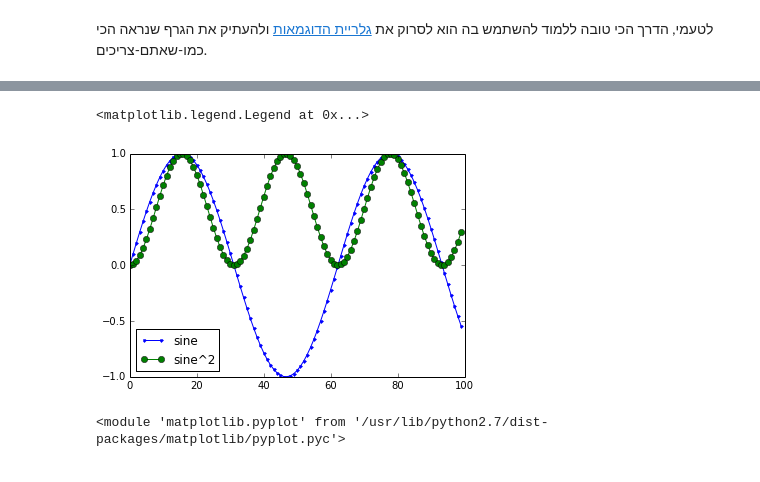
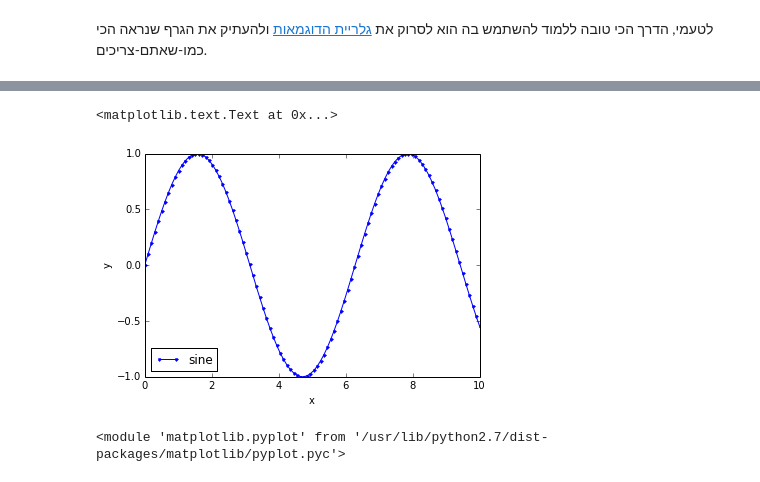
Before and after one commit to ronenabr/python_for_physicsits, a Jupyter notebook: notebooks/lecture6.ipynb, the cells around one changed output, grey strips where cells are left out. Saved outputs shown, nothing was run; the diff lists cells and outputs as text; code cells hidden in the pictures.

```diff
--- a/notebooks/lecture6.ipynb
+++ b/notebooks/lecture6.ipynb
@@ -300,14 +302,17 @@ Populating the interactive namespace from numpy and matplotlib
 # %%
 import numpy as np
 from  matplotlib.pyplot import *
 x = np.linspace(0,10,100)
 y = np.sin(x)
-plot(y,".-",label="sine")
-plot(y**2,"o-",label="sine^2")
+plot(x,y,".-",label="sine")
+#plot(y**2,"o-",label="sine^2")
 legend(loc="best")
+#ylim([0,0.5])
+xlabel("x")
+ylabel("y")
 # %% [output]
-<matplotlib.legend.Legend at 0x...>
+<matplotlib.text.Text at 0x...>
-[figure, old version]
+[figure, new version]
 # %%
 import numpy as np
 import matplotlib.pyplot as plt
```
Also changed, not shown: parts of 4 cells of this notebook, 6 other files.
